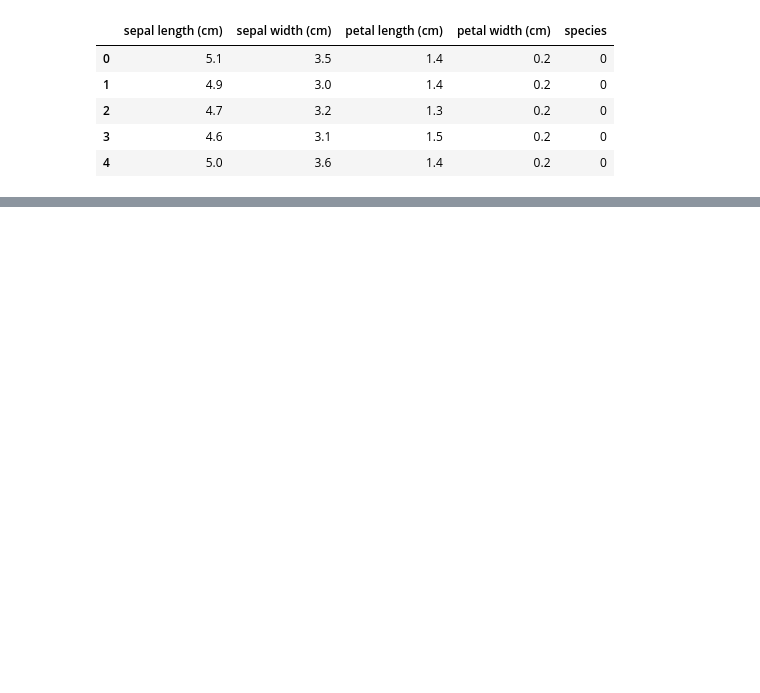
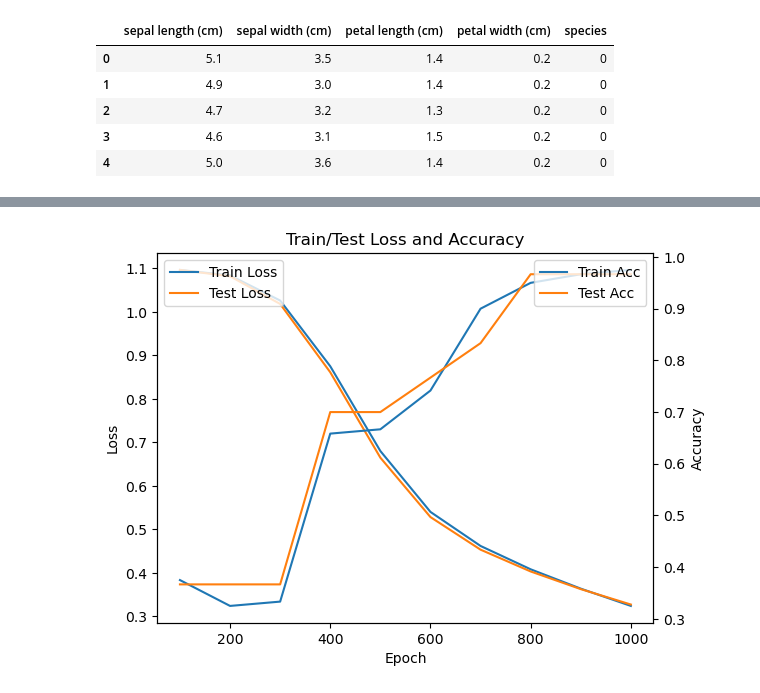
Before and after one commit to nasoskar/ProgrAndMaths, a Jupyter notebook: task1/test.ipynb, the cells around one changed output, grey strips where cells are left out. Drawn from its saved outputs; the diff is of its cells as text; code cells hidden in the pictures; blank space fills up the shorter version.

Commit message:
Add MLP training, evaluation and plots

```diff
--- a/task1/test.ipynb
+++ b/task1/test.ipynb
@@ -39,7 +39,16 @@ def relu(z):
 def relu_derivative(z):
     return (z > 0).astype(float)
 
+def sigmoid(x):
+    return 1 / (1 + np.exp(-x))
+
+def sigmoid_derivative(x):
+    s = sigmoid(x)
+    return s * (1 - s)
+
 def softmax(z):
+    # stability trick
+    z = z - np.max(z, axis=1, keepdims=True)
     exp_z = np.exp(z)
     return exp_z / np.sum(exp_z, axis=1, keepdims=True)
 # %%
@@ -81,13 +90,11 @@ class NeuralNet:
         # number of samples
         m = y_true.shape[0]
 
+        # add small epsilon to avoid log(0)
+        eps = 1e-12
 
-        # 加注释
-        loss = -np.sum( y_true * np.log(y_pred) ) / m
+        loss = -np.sum(y_true * np.log(y_pred + eps)) / m
         return loss
-
-
-
 
 
 
@@ -162,0 +206,24 @@ Epoch 1000 | Loss: 0.3429 | Train accuracy: 0.9750
+# %%
+import matplotlib.pyplot as plt
+
+# Plot loss and accuracy
+fig, ax1 = plt.subplots()
+
+# Loss on left y-axis
+ax1.plot(epochs_record, train_losses, label="Train Loss")
+ax1.plot(epochs_record, test_losses, label="Test Loss")
+ax1.set_xlabel("Epoch")
+ax1.set_ylabel("Loss")
+ax1.legend(loc="upper left")
+
+# Accuracy on right y-axis
+ax2 = ax1.twinx()
+ax2.plot(epochs_record, train_accs, label="Train Acc")
+ax2.plot(epochs_record, test_accs, label="Test Acc")
+ax2.set_ylabel("Accuracy")
+ax2.legend(loc="upper right")
+
+plt.title("Train/Test Loss and Accuracy")
+plt.show()
+# %% [output]
+[figure, added]
```
Also changed, not shown: parts of 1 cell of this notebook.
